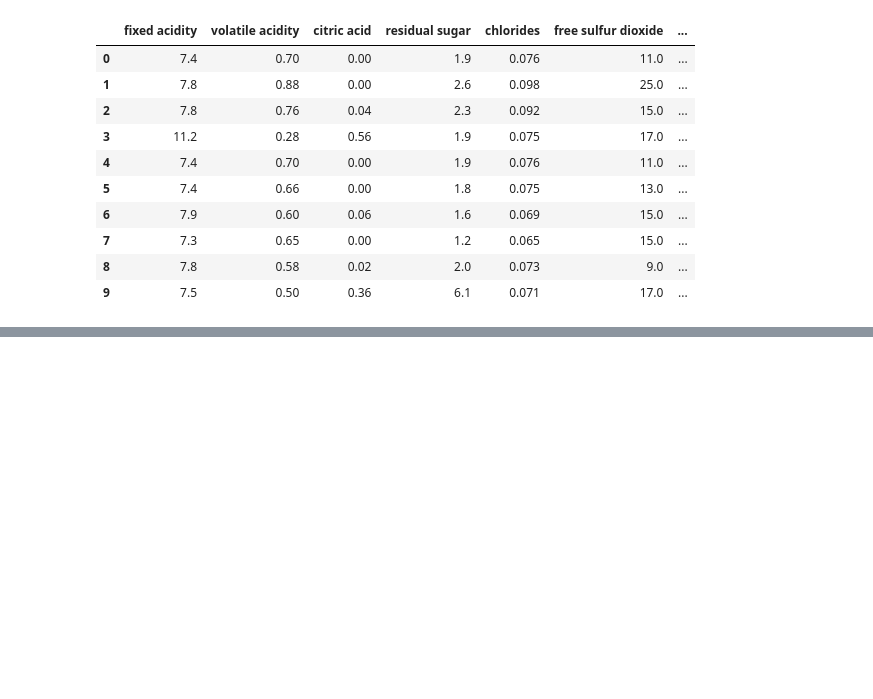
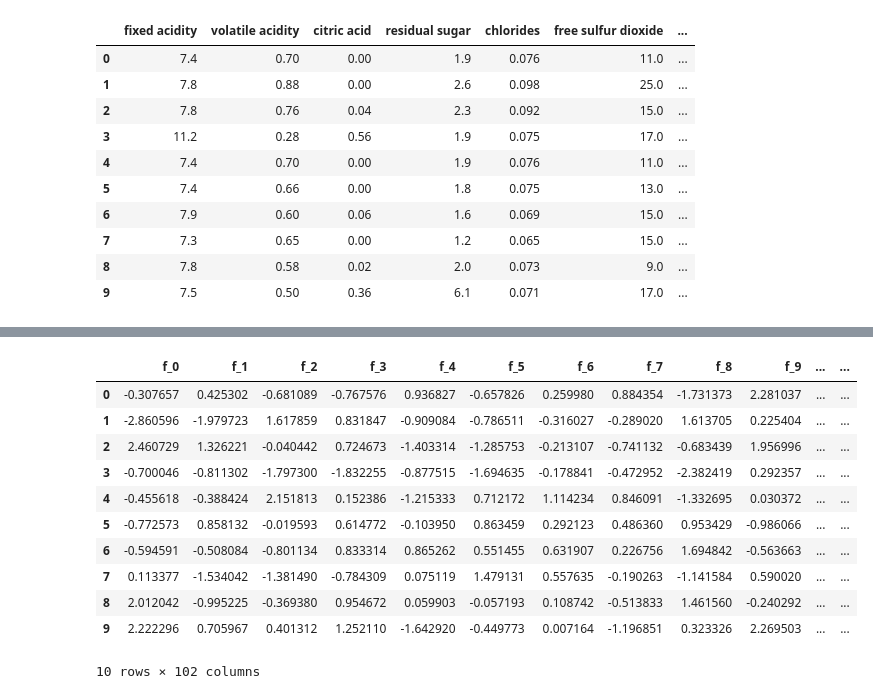
Before and after one commit to miloKmilion/ML_problem_book_thakur, a Jupyter notebook: notebooks/2_ Crossvalidation.ipynb, the cells around one changed output, grey strips where cells are left out. Drawn from its saved outputs; the diff is of its cells as text; code cells hidden in the pictures; blank space fills up the shorter version.

```diff
--- a/notebooks/2_ Crossvalidation.ipynb
+++ b/notebooks/2_ Crossvalidation.ipynb
@@ -25,0 +338,15 @@ df.head(10)
+# %%
+df.head(10)
+# %% [output]
+|  | f_0 | f_1 | f_2 | f_3 | f_4 | f_5 | f_6 | f_7 | f_8 | f_9 | ... | ... |
+| 0 | -0.307657 | 0.425302 | -0.681089 | -0.767576 | 0.936827 | -0.657826 | 0.259980 | 0.884354 | -1.731373 | 2.281037 | ... | ... |
+| 1 | -2.860596 | -1.979723 | 1.617859 | 0.831847 | -0.909084 | -0.786511 | -0.316027 | -0.289020 | 1.613705 | 0.225404 | ... | ... |
+| 2 | 2.460729 | 1.326221 | -0.040442 | 0.724673 | -1.403314 | -1.285753 | -0.213107 | -0.741132 | -0.683439 | 1.956996 | ... | ... |
+| 3 | -0.700046 | -0.811302 | -1.797300 | -1.832255 | -0.877515 | -1.694635 | -0.178841 | -0.472952 | -2.382419 | 0.292357 | ... | ... |
+| 4 | -0.455618 | -0.388424 | 2.151813 | 0.152386 | -1.215333 | 0.712172 | 1.114234 | 0.846091 | -1.332695 | 0.030372 | ... | ... |
+| 5 | -0.772573 | 0.858132 | -0.019593 | 0.614772 | -0.103950 | 0.863459 | 0.292123 | 0.486360 | 0.953429 | -0.986066 | ... | ... |
+| 6 | -0.594591 | -0.508084 | -0.801134 | 0.833314 | 0.865262 | 0.551455 | 0.631907 | 0.226756 | 1.694842 | -0.563663 | ... | ... |
+| 7 | 0.113377 | -1.534042 | -1.381490 | -0.784309 | 0.075119 | 1.479131 | 0.557635 | -0.190263 | -1.141584 | 0.590020 | ... | ... |
+| 8 | 2.012042 | -0.995225 | -0.369380 | 0.954672 | 0.059903 | -0.057193 | 0.108742 | -0.513833 | 1.461560 | -0.240292 | ... | ... |
+| 9 | 2.222296 | 0.705967 | 0.401312 | 1.252110 | -1.642920 | -0.449773 | 0.007164 | -1.196851 | 0.323326 | 2.269503 | ... | ... |
+10 rows × 102 columns
```
Also changed, not shown: parts of 25 cells of this notebook.
